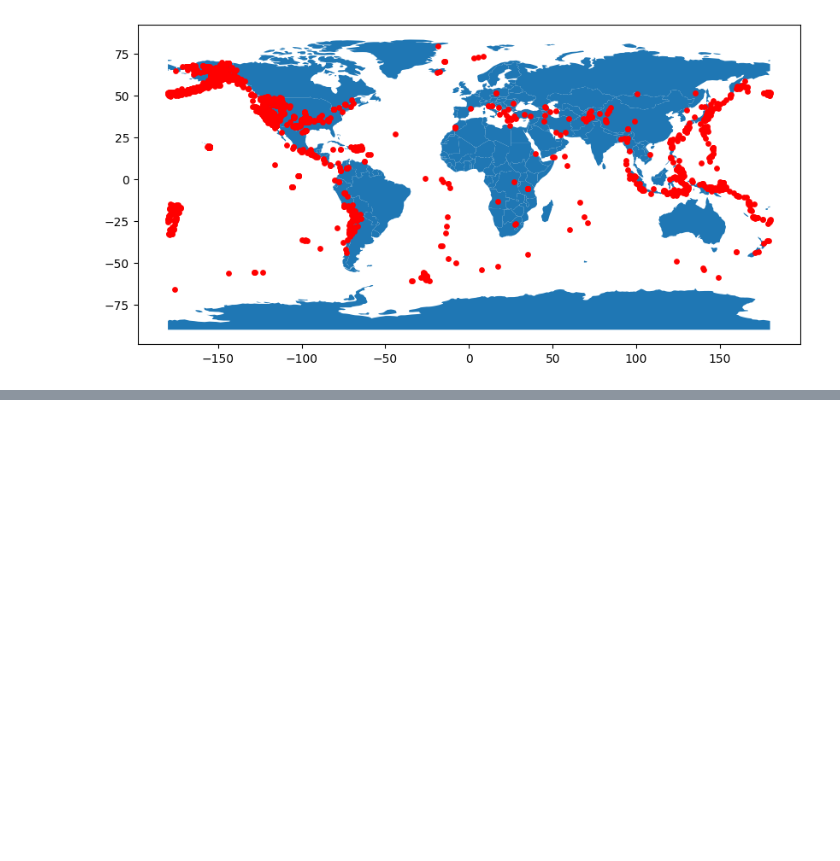
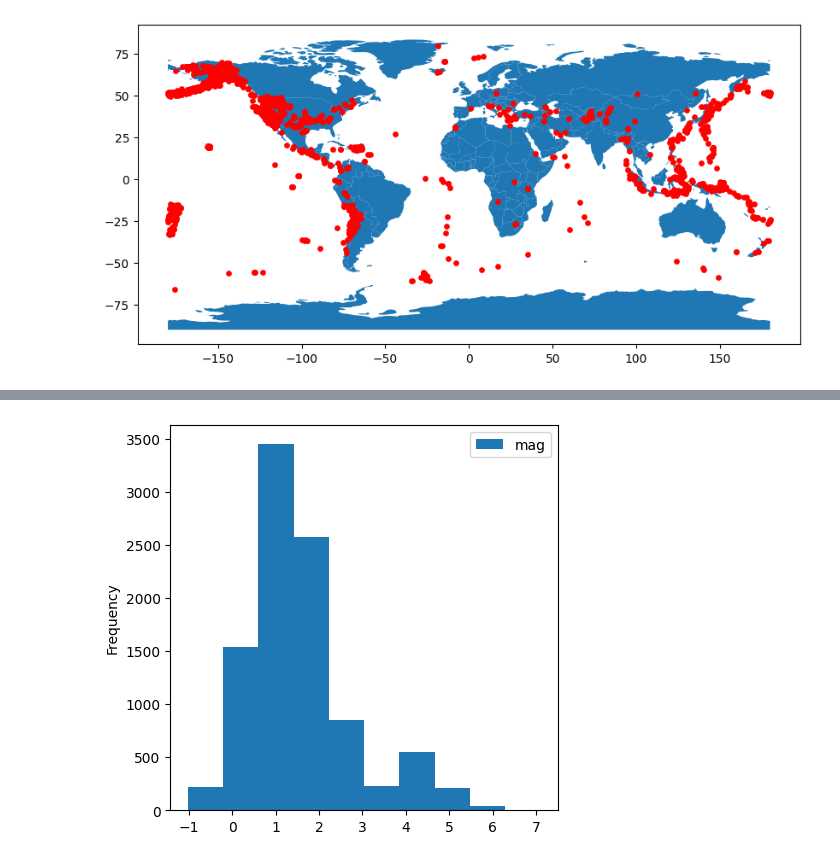
Before and after one commit to kieranthakkar/data_science, a Jupyter notebook: assignments/Week3/earthquakeNotebook.ipynb, the cells around one changed output, grey strips where cells are left out. Cells and saved outputs as stored; diff of their text form; code cells hidden in the pictures; blank space fills up the shorter version.

```diff
--- a/assignments/Week3/earthquakeNotebook.ipynb
+++ b/assignments/Week3/earthquakeNotebook.ipynb
@@ -72,0 +87,4 @@ gdf.plot(ax=world.plot(figsize=(10, 6)), marker='o', color='red', markersize=15)
+# %%
+plot = df.plot.hist(y="mag", figsize=(5, 5))
+# %% [output]
+[figure, added]
```
Also changed, not shown: parts of 5 cells of this notebook.
